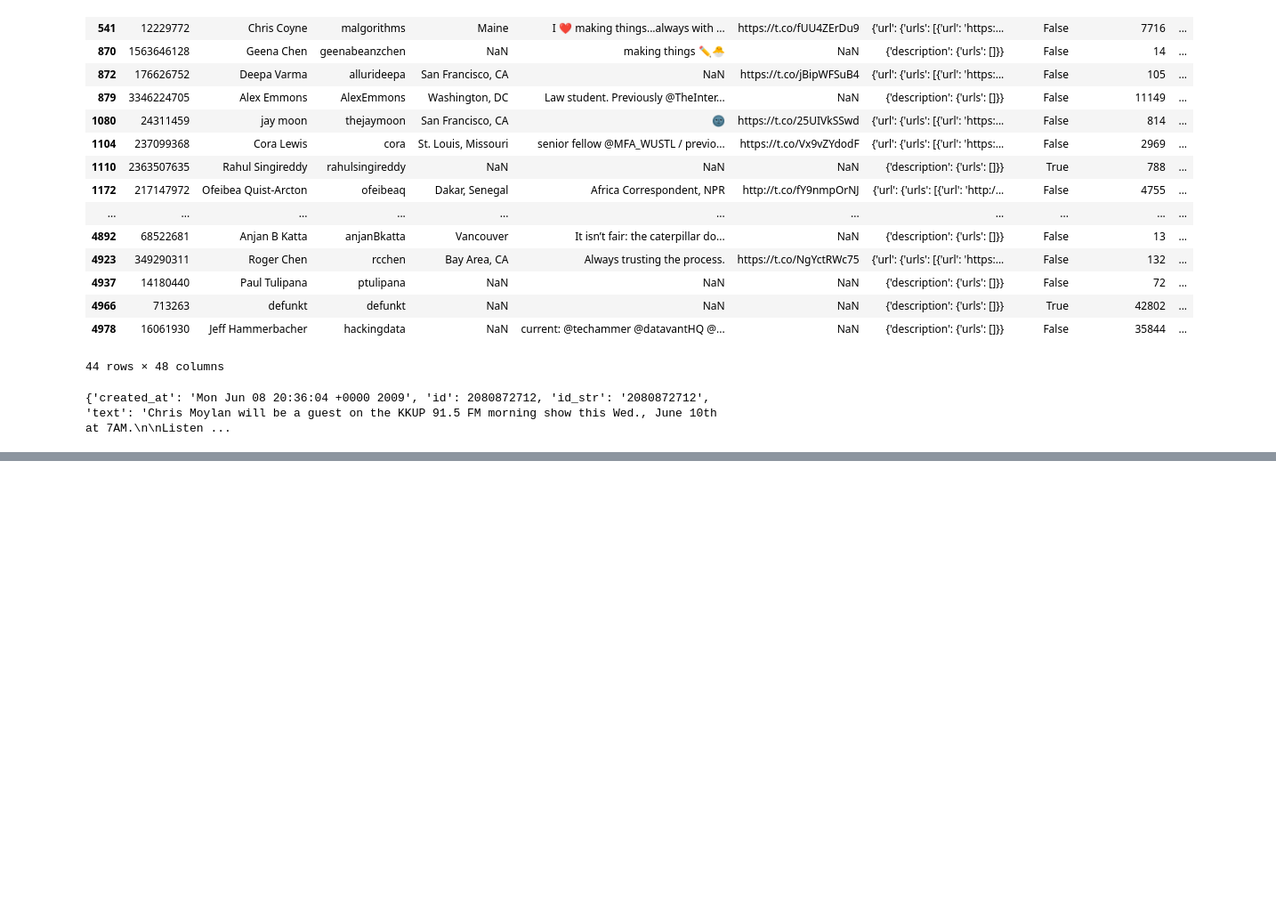
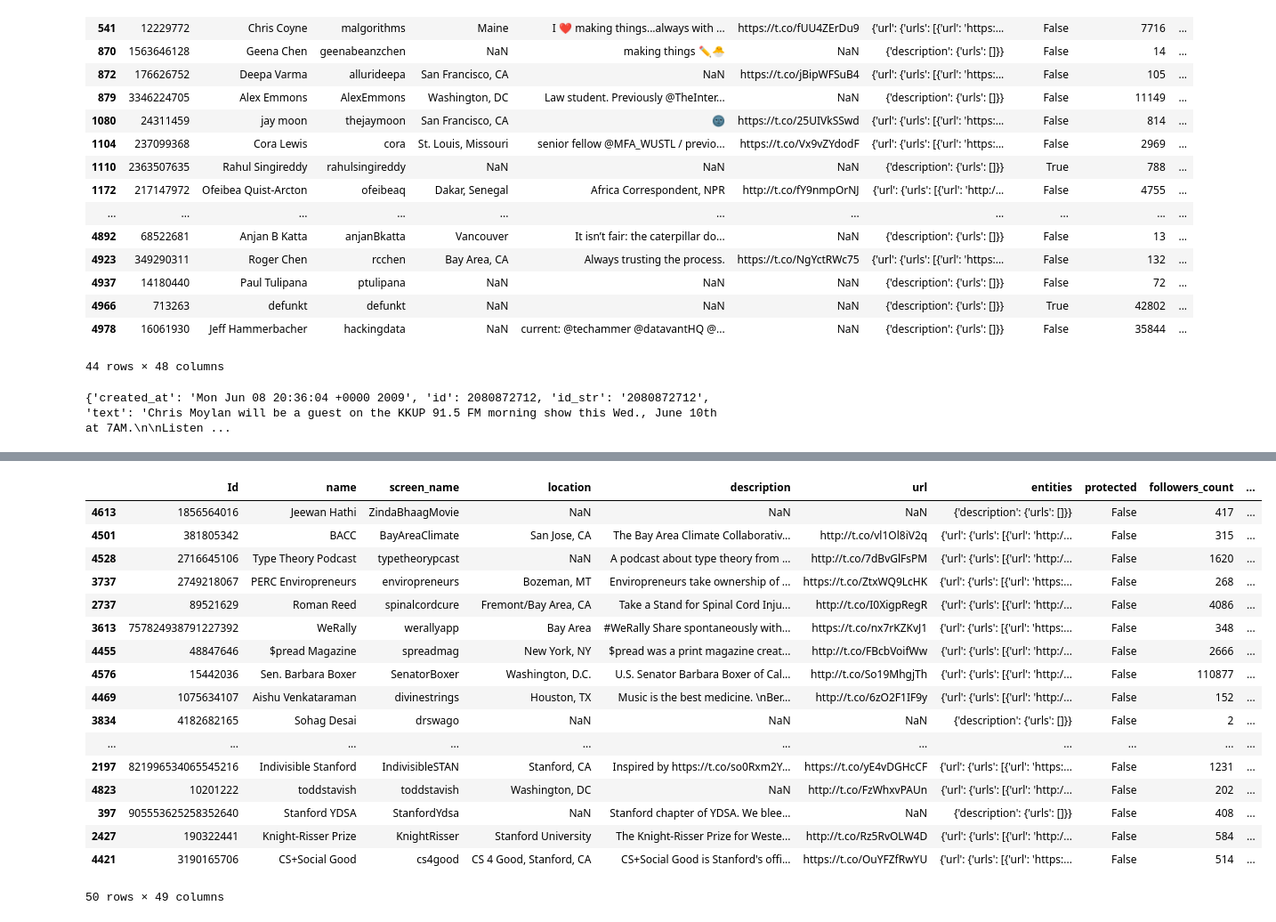
Before and after one commit to nadesai/twitter-graph, a Jupyter notebook: notebooks/nodes_exploration.ipynb, the cells around one changed output, grey strips where cells are left out. Shown at 89% size. Saved outputs shown, nothing was run; the diff lists cells and outputs as text; code cells hidden in the pictures; blank space fills up the shorter version.

```diff
--- a/notebooks/nodes_exploration.ipynb
+++ b/notebooks/nodes_exploration.ipynb
@@ -36,0 +70,21 @@ print(nodes.iloc[1842]["status"])
+# %%
+nodes.sort_values(by='last_tweet_time')[50:100]
+# %% [output]
+|  | Id | name | screen_name | location | description | url | entities | protected | followers_count | ... |
+| 4613 | 1856564016 | Jeewan Hathi | ZindaBhaagMovie | NaN | NaN | NaN | {'description': {'urls': []}} | False | 417 | ... |
+| 4501 | 381805342 | BACC | BayAreaClimate | San Jose, CA | The Bay Area Climate Collaborativ... | http://t.co/vl1Ol8iV2q | {'url': {'urls': [{'url': 'http:/... | False | 315 | ... |
+| 4528 | 2716645106 | Type Theory Podcast | typetheorypcast | NaN | A podcast about type theory from ... | http://t.co/7dBvGlFsPM | {'url': {'urls': [{'url': 'http:/... | False | 1620 | ... |
+| 3737 | 2749218067 | PERC Enviropreneurs | enviropreneurs | Bozeman, MT | Enviropreneurs take ownership of ... | https://t.co/ZtxWQ9LcHK | {'url': {'urls': [{'url': 'https:... | False | 268 | ... |
+| 2737 | 89521629 | Roman Reed | spinalcordcure | Fremont/Bay Area, CA | Take a Stand for Spinal Cord Inju... | http://t.co/I0XigpRegR | {'url': {'urls': [{'url': 'http:/... | False | 4086 | ... |
+| 3613 | 757824938791227392 | WeRally | werallyapp | Bay Area | #WeRally Share spontaneously with... | https://t.co/nx7rKZKvJ1 | {'url': {'urls': [{'url': 'https:... | False | 348 | ... |
+| 4455 | 48847646 | $pread Magazine | spreadmag | New York, NY | $pread was a print magazine creat... | http://t.co/FBcbVoifWw | {'url': {'urls': [{'url': 'http:/... | False | 2666 | ... |
+| 4576 | 15442036 | Sen. Barbara Boxer | SenatorBoxer | Washington, D.C. | U.S. Senator Barbara Boxer of Cal... | http://t.co/So19MhgjTh | {'url': {'urls': [{'url': 'http:/... | False | 110877 | ... |
+| 4469 | 1075634107 | Aishu Venkataraman | divinestrings | Houston, TX | Music is the best medicine. \nBer... | http://t.co/6zO2F1IF9y | {'url': {'urls': [{'url': 'http:/... | False | 152 | ... |
+| 3834 | 4182682165 | Sohag Desai | drswago | NaN | NaN | NaN | {'description': {'urls': []}} | False | 2 | ... |
+| ... | ... | ... | ... | ... | ... | ... | ... | ... | ... | ... |
+| 2197 | 821996534065545216 | Indivisible Stanford | IndivisibleSTAN | Stanford, CA | Inspired by https://t.co/so0Rxm2Y... | https://t.co/yE4vDGHcCF | {'url': {'urls': [{'url': 'https:... | False | 1231 | ... |
+| 4823 | 10201222 | toddstavish | toddstavish | Washington, DC | NaN | http://t.co/FzWhxvPAUn | {'url': {'urls': [{'url': 'http:/... | False | 202 | ... |
+| 397 | 905553625258352640 | Stanford YDSA | StanfordYdsa | NaN | Stanford chapter of YDSA. We blee... | NaN | {'description': {'urls': []}} | False | 408 | ... |
+| 2427 | 190322441 | Knight-Risser Prize | KnightRisser | Stanford University | The Knight-Risser Prize for Weste... | http://t.co/Rz5RvOLW4D | {'url': {'urls': [{'url': 'http:/... | False | 584 | ... |
+| 4421 | 3190165706 | CS+Social Good | cs4good | CS 4 Good, Stanford, CA | CS+Social Good is Stanford's offi... | https://t.co/OuYFZfRwYU | {'url': {'urls': [{'url': 'https:... | False | 514 | ... |
+50 rows × 49 columns
```
Also changed, not shown: parts of 7 cells of this notebook.
